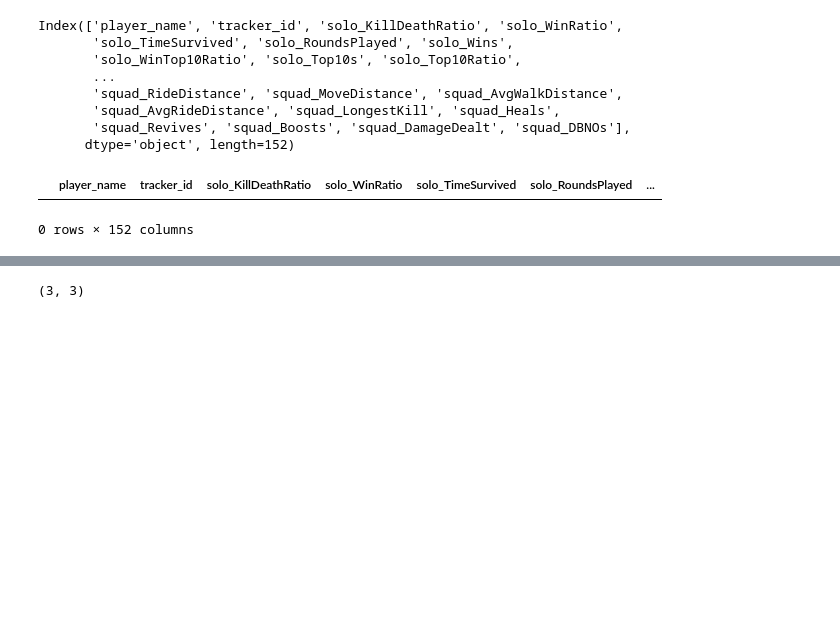
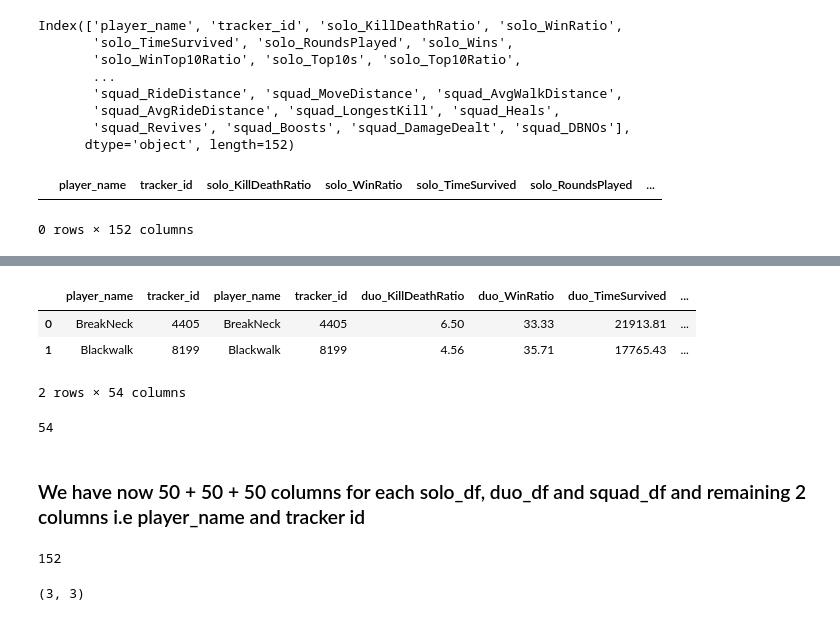
Before and after one commit to rms-sth/way_to_datascience_and_machine_learning, a Jupyter notebook: projects/pubgplayerstats/PUBG data analysis.ipynb, the cells around one changed output, grey strips where cells are left out. Drawn from its saved outputs; the diff is of its cells as text; code cells hidden in the pictures; blank space fills up the shorter version.

```diff
--- a/projects/pubgplayerstats/PUBG data analysis.ipynb
+++ b/projects/pubgplayerstats/PUBG data analysis.ipynb
@@ -231,0 +251,3 @@ Length: 152, dtype: int64
+# %%
+player_name = pd.DataFrame(df['player_name'])
+player_name.head()
@@ -231,0 +261,3 @@ Length: 152, dtype: int64
+# %%
+tracker_id = pd.DataFrame(df['tracker_id'])
+tracker_id.head()
@@ -231,0 +282,5 @@ Length: 152, dtype: int64
+# %%
+duo_cols = [x for x in df.columns if ('duo' in x)]
+squad_cols = [x for x in df.columns if ('squad' in x)]
+duo_df = df[duo_cols]
+squad_df = df[squad_cols]
@@ -231,0 +294,4 @@ Length: 152, dtype: int64
+# %%
+duo_cat = [player_name, tracker_id, duo_df]
+duo_df = pd.concat(duo_cat, sort=False, axis=1)
+duo_df.head(2)
@@ -232,3 +310,22 @@ Length: 152, dtype: int64
+# %%
+squad_cat = [player_name, tracker_id, duo_df]
+squad_df = pd.concat(squad_cat, sort=False, axis=1)
+squad_df.head(2)
+# %% [output]
+|  | player_name | tracker_id | player_name | tracker_id | duo_KillDeathRatio | duo_WinRatio | duo_TimeSurvived | ... |
+| 0 | BreakNeck | 4405 | BreakNeck | 4405 | 6.50 | 33.33 | 21913.81 | ... |
+| 1 | Blackwalk | 8199 | Blackwalk | 8199 | 4.56 | 35.71 | 17765.43 | ... |
+2 rows × 54 columns
+# %%
+len(squad_df.columns)
+# %% [output]
+54
+# %% [markdown]
+### We have now 50 + 50 + 50 columns for each solo_df, duo_df and squad_df and remaining 2 columns i.e player_name and tracker id
+# %%
+len(df.columns)
+# %% [output]
+152
 # %%
 a = np.random.randn(3, 3)
 b = np.random.randn(3, 1)
```
Also changed, not shown: parts of 37 cells of this notebook, 1 other file.
